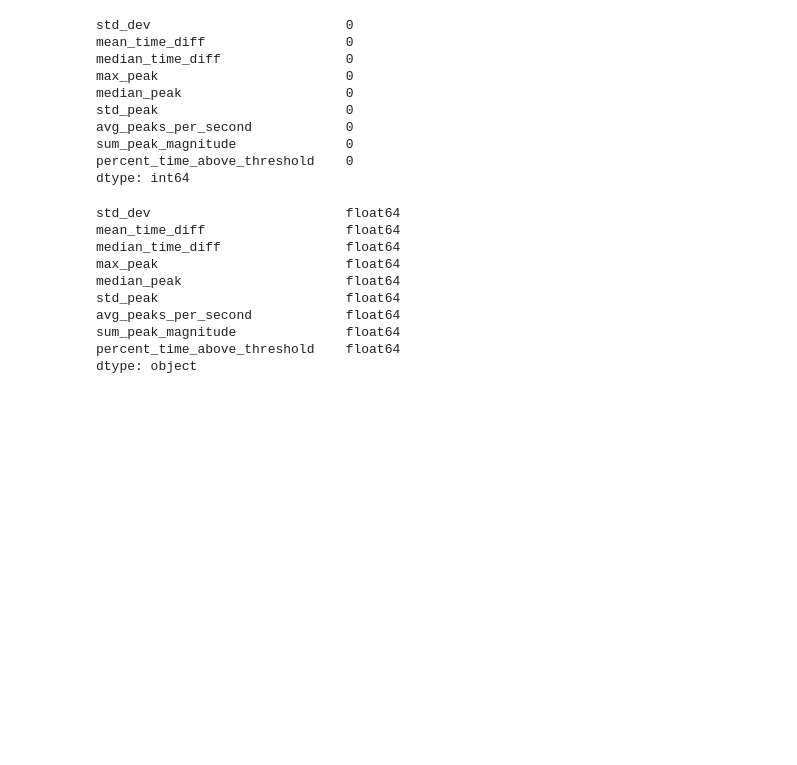
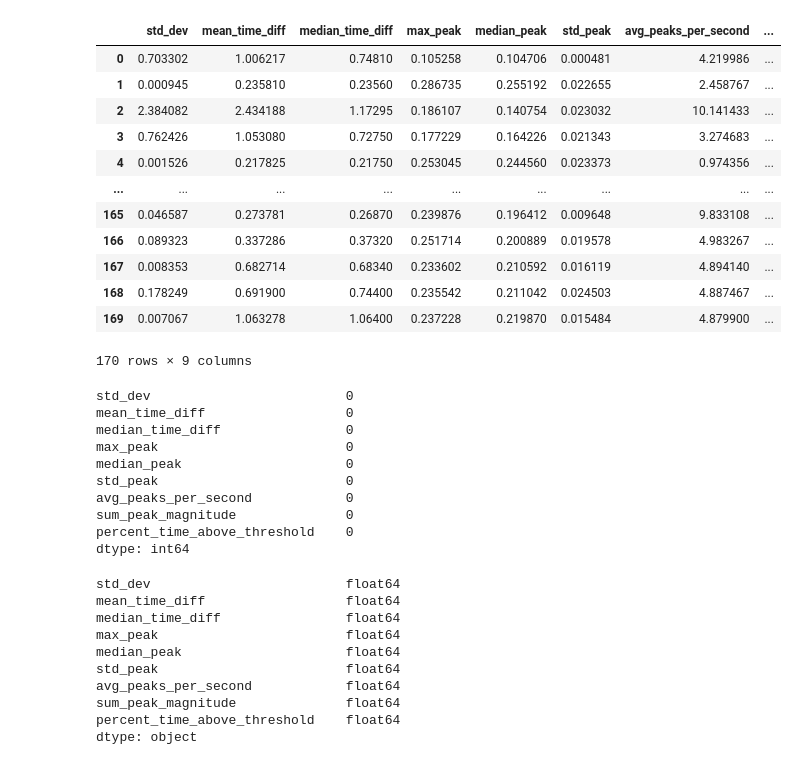
Before and after one commit to lamkin1/Acoustic-Space-Boiling, a Jupyter notebook: Clustering/Scripts/Clustering.ipynb, the cells around one changed output. Drawn from its saved outputs; the diff is of its cells as text; code cells hidden in the pictures; blank space fills up the shorter version.

```diff
--- a/Clustering/Scripts/Clustering.ipynb
+++ b/Clustering/Scripts/Clustering.ipynb
@@ -6,6 +6,22 @@ from sklearn.decomposition import PCA
 from sklearn.cluster import KMeans
 import matplotlib.pyplot as plt
 import seaborn as sns
+# %%
+clusteringData
+# %% [output]
+|  | std_dev | mean_time_diff | median_time_diff | max_peak | median_peak | std_peak | avg_peaks_per_second | ... |
+| 0 | 0.703302 | 1.006217 | 0.74810 | 0.105258 | 0.104706 | 0.000481 | 4.219986 | ... |
+| 1 | 0.000945 | 0.235810 | 0.23560 | 0.286735 | 0.255192 | 0.022655 | 2.458767 | ... |
+| 2 | 2.384082 | 2.434188 | 1.17295 | 0.186107 | 0.140754 | 0.023032 | 10.141433 | ... |
+| 3 | 0.762426 | 1.053080 | 0.72750 | 0.177229 | 0.164226 | 0.021343 | 3.274683 | ... |
+| 4 | 0.001526 | 0.217825 | 0.21750 | 0.253045 | 0.244560 | 0.023373 | 0.974356 | ... |
+| ... | ... | ... | ... | ... | ... | ... | ... | ... |
+| 165 | 0.046587 | 0.273781 | 0.26870 | 0.239876 | 0.196412 | 0.009648 | 9.833108 | ... |
+| 166 | 0.089323 | 0.337286 | 0.37320 | 0.251714 | 0.200889 | 0.019578 | 4.983267 | ... |
+| 167 | 0.008353 | 0.682714 | 0.68340 | 0.233602 | 0.210592 | 0.016119 | 4.894140 | ... |
+| 168 | 0.178249 | 0.691900 | 0.74400 | 0.235542 | 0.211042 | 0.024503 | 4.887467 | ... |
+| 169 | 0.007067 | 1.063278 | 1.06400 | 0.237228 | 0.219870 | 0.015484 | 4.879900 | ... |
+170 rows × 9 columns
 # %%
 clusteringData = pd.read_csv("../ClusteringData/ClusteringDF.csv")
 
```
Also changed, not shown: parts of 1 cell of this notebook, 6 other files.
